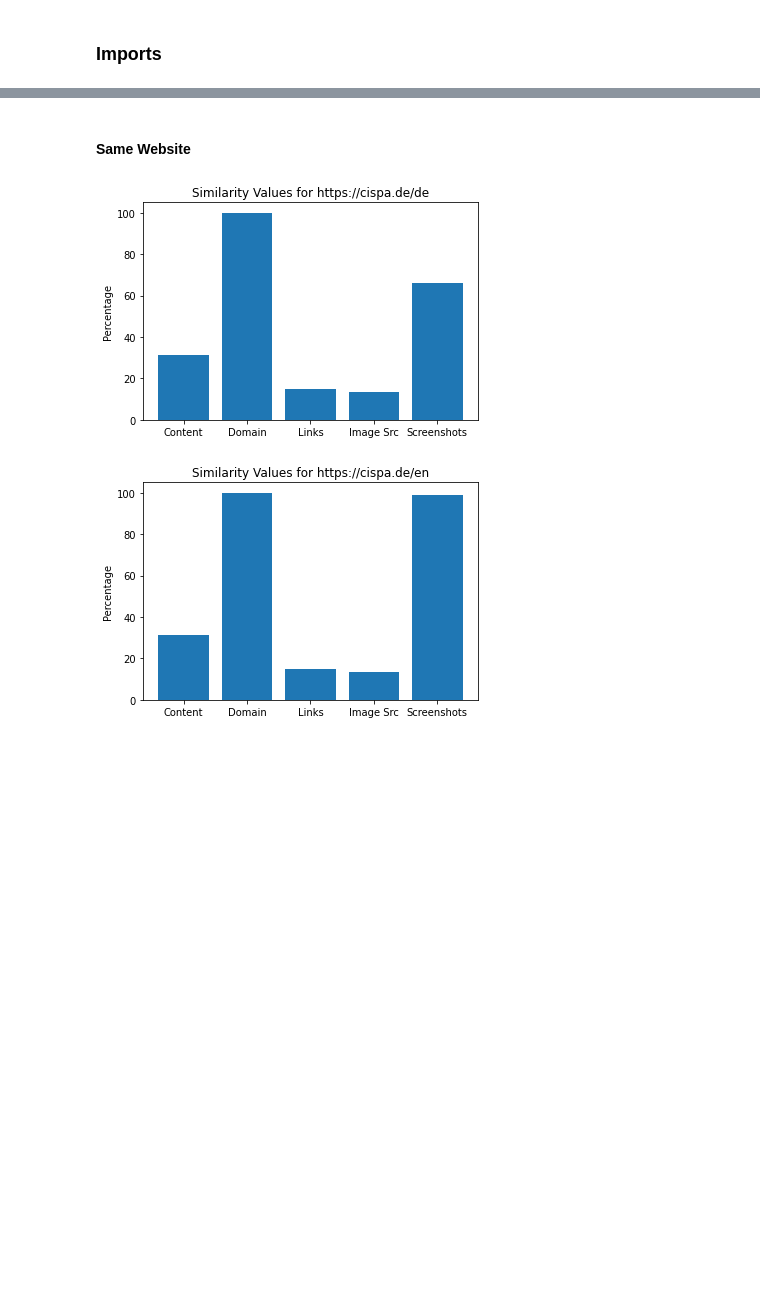
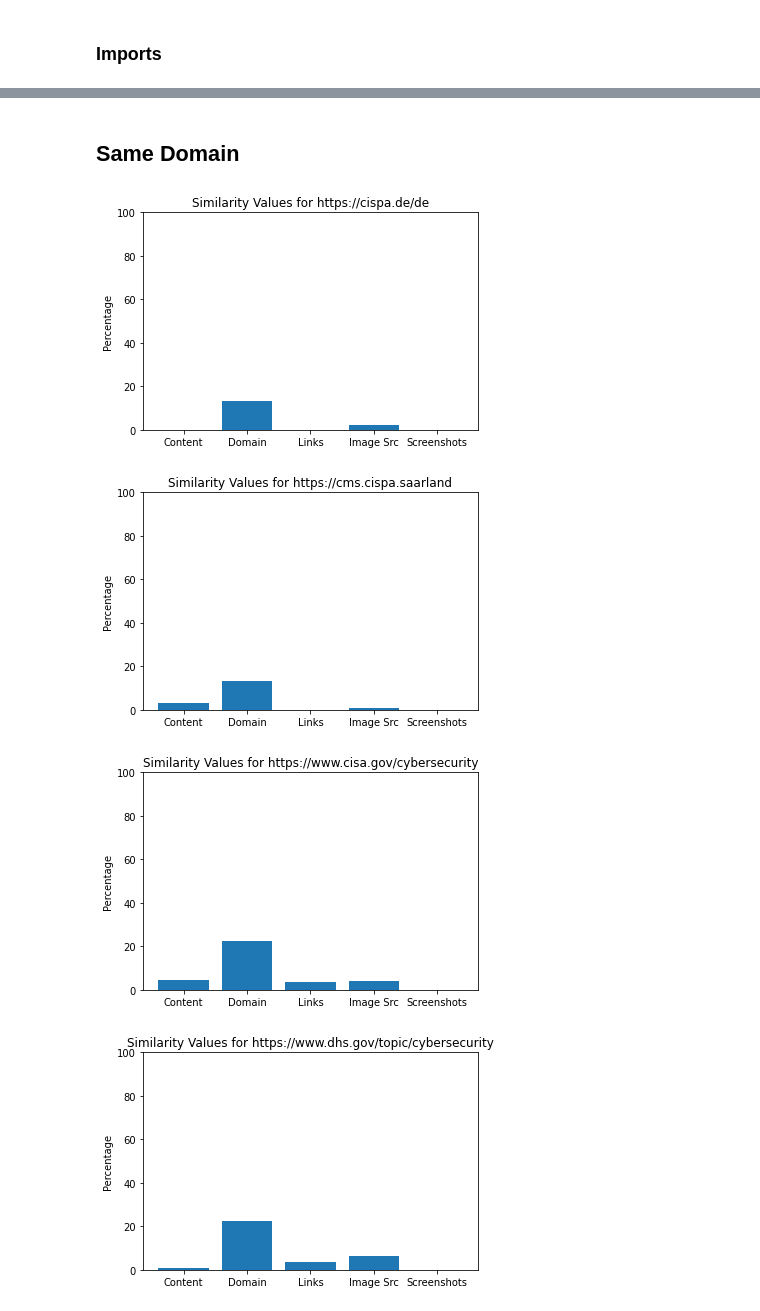
Before and after one commit to Pilladian/similarity-detection-tool, a Jupyter notebook: webcomp/EvaluationWebcomp.ipynb, the cells around one changed output, grey strips where cells are left out. Drawn from its saved outputs; the diff is of its cells as text; code cells hidden in the pictures; blank space fills up the shorter version.

```diff
--- a/webcomp/EvaluationWebcomp.ipynb
+++ b/webcomp/EvaluationWebcomp.ipynb
@@ -143,5 +120,5 @@ for url1 in sim0:
 # %%
-combined_stats = combine(files)
+combined_stats = combine(dd_files)
 for key, value in combined_stats.items():
     plot(key, value)
 # %% [output]
@@ -155,24 +133,34 @@ for key, value in combined_stats.items():
 # %% [markdown]
-#### Same Website
+## Same Domain
+# %%
+sim1 = [
+        'https://cispa.de/de',
+        'https://cms.cispa.saarland',
+        'https://www.cisa.gov/cybersecurity',
+        'https://www.dhs.gov/topic/cybersecurity'
+        ]
 # %%
-folder = 'sim20'
-files = []
+folder = 'sim1'
+sd_files = []
 # %%
 comparer = Comparer.Comparer()
 
-for url1 in sim20:
+for url1 in sim1:
     log_dir = f'{_DIR}/{folder}/{url1[8:].replace("/", "_")}'
     os.system(f'mkdir {log_dir}')
 
-    for url2 in sim20:
+    for url2 in sim1:
         if not url1 == url2:
             comparer.set_parameter(url1, url2)
-            files.append(comparer.enable_logging(f'{log_dir}/'))
-            comparer.compare_websites()
+            sd_files.append(comparer.enable_logging(f'{log_dir}/'))
+            if _COMPARE:
+                comparer.compare_websites()
 # %%
-combined_stats = combine(files)
+combined_stats = combine(sd_files)
 for key, value in combined_stats.items():
     plot(key, value)
 # %% [output]
-[figure, old version]
+[figure, new version]
-[figure, old version]
+[figure, new version]
+[figure, added]
+[figure, added]
```
Also changed, not shown: parts of 38 cells of this notebook, 27 other files.
